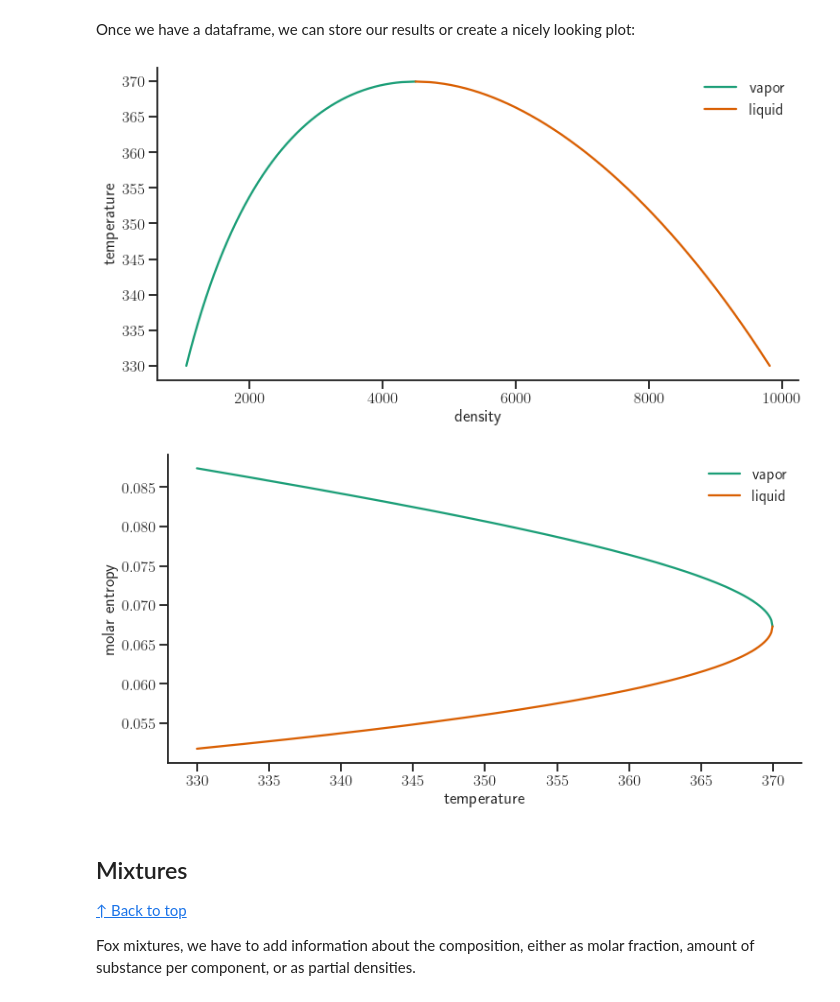
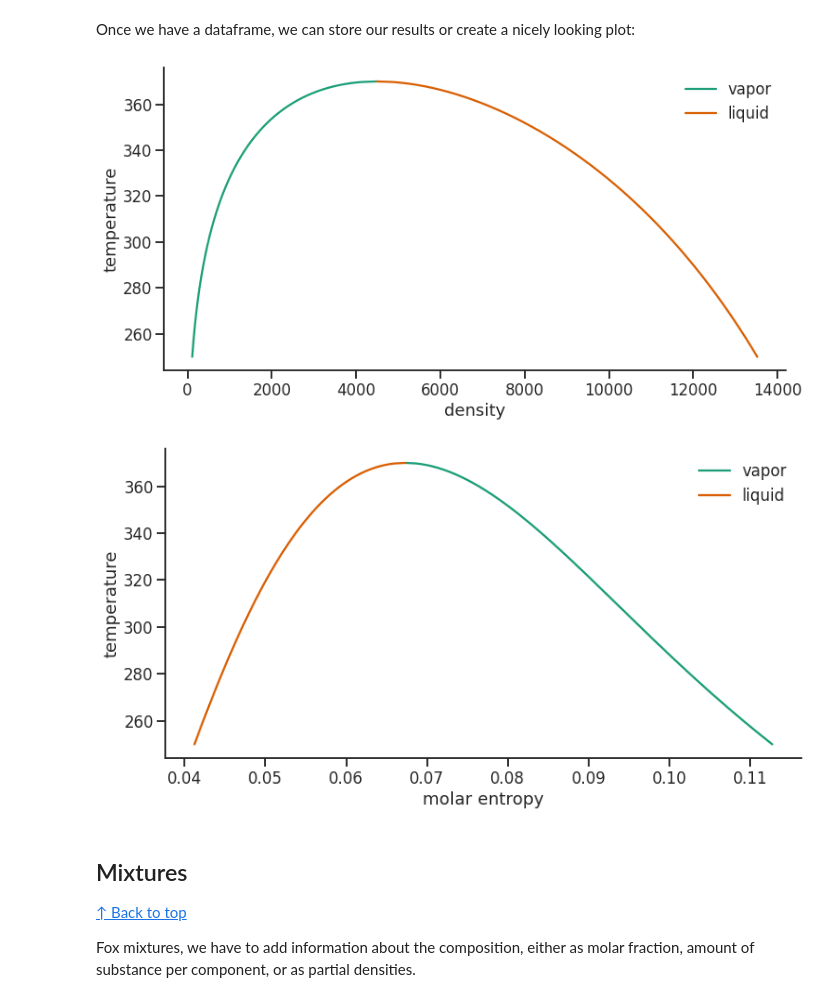
Before and after one commit to feos-org/feos-core, a Jupyter notebook: example/user_defined_eos.ipynb, the cells around one changed output. Drawn from its saved outputs; the diff is of its cells as text; code cells hidden in the pictures.

```diff
--- a/example/user_defined_eos.ipynb
+++ b/example/user_defined_eos.ipynb
@@ -175,10 +162,10 @@ Let's compute some properties. First, we have to instanciate the class and regis
 This is done using the `UserDefinedEos` class.
 # %%
 # parameters for propane
-tc = np.array([369.96]) * KELVIN
-pc = np.array([4250000.0]) * PASCAL
+tc = SIArray1(369.96 * KELVIN)
+pc = SIArray1(4250000.0 * PASCAL)
 omega = np.array([0.153])
-molar_weight = np.array([44.0962]) * GRAM / MOL
+molar_weight = SIArray1(44.0962 * GRAM / MOL)
 
 # create an instance of our python class and hand it over to rust
 eos = UserDefinedEos(PyPengRobinson(tc, pc, omega, molar_weight))
@@ -377,13 +363,13 @@ def phase_plot(data, x, y):
     ax.legend(frameon=False)
     sns.despine();
 # %%
-phase_plot(dia_data, "density", "temperature")
+phase_plot(data_dia, "density", "temperature")
 # %% [output]
-[figure, old version]
+[figure, new version]
 # %%
-phase_plot(dia_data, "temperature", "molar entropy")
+phase_plot(data_dia, "molar entropy", "temperature")
 # %% [output]
-[figure, old version]
+[figure, new version]
 # %% [markdown]
 ## Mixtures <a id="mix"/>
 [↑ Back to top](#toc)
```
Also changed, not shown: parts of 20 cells of this notebook.
